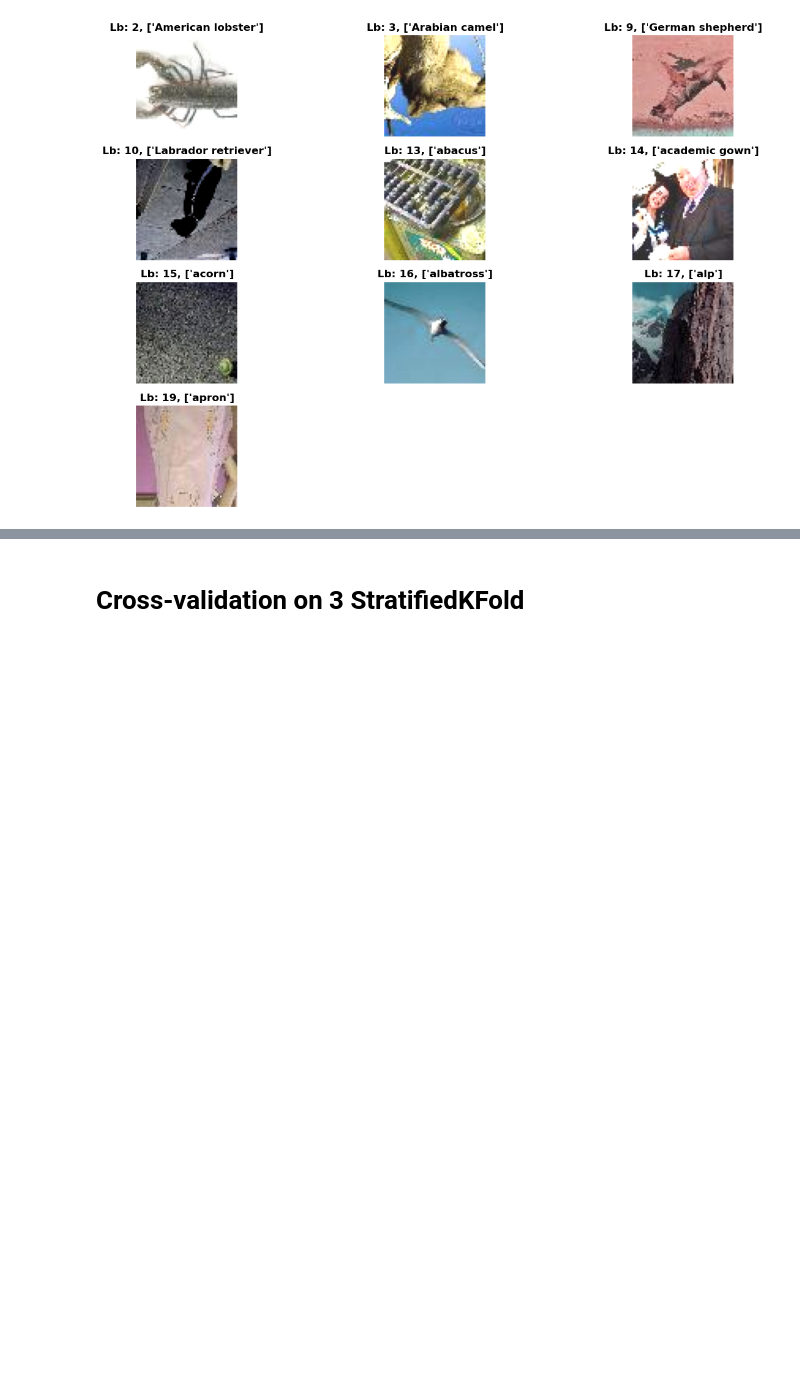
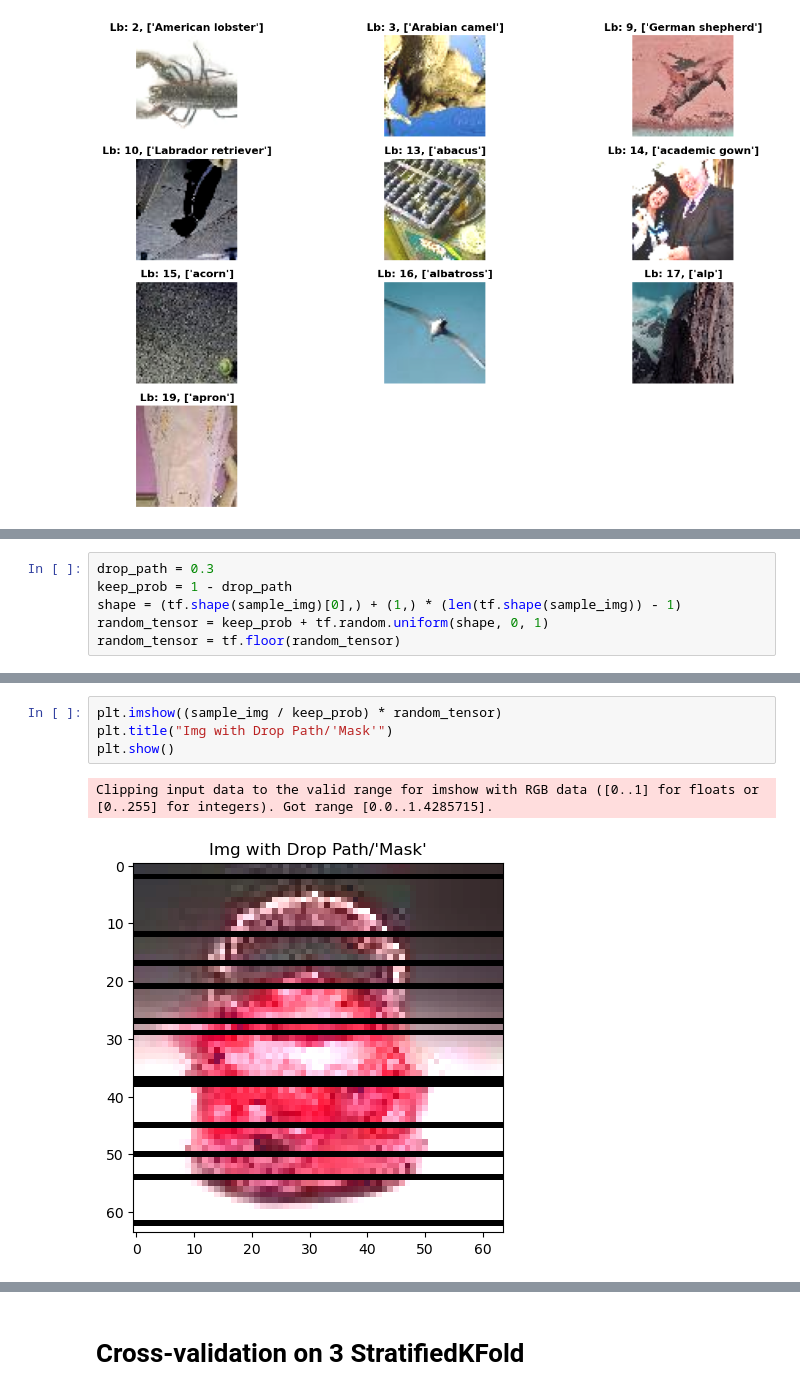
Before and after one commit to danieltar18/cnn-tensorflow, a Jupyter notebook: tiny_imagenet/tiny_imagenet_notebook.ipynb, the cells around one changed output, grey strips where cells are left out. Drawn from its saved outputs; the diff is of its cells as text; blank space fills up the shorter version.

```diff
--- a/tiny_imagenet/tiny_imagenet_notebook.ipynb
+++ b/tiny_imagenet/tiny_imagenet_notebook.ipynb
@@ -295,0 +194,6 @@ model = tf.keras.Sequential([
+# %%
+drop_path = 0.3
+keep_prob = 1 - drop_path
+shape = (tf.shape(sample_img)[0],) + (1,) * (len(tf.shape(sample_img)) - 1)
+random_tensor = keep_prob + tf.random.uniform(shape, 0, 1)
+random_tensor = tf.floor(random_tensor)
@@ -295,0 +206,7 @@ model = tf.keras.Sequential([
+# %%
+plt.imshow((sample_img / keep_prob) * random_tensor)
+plt.title("Img with Drop Path/'Mask'")
+plt.show()
+# %% [output]
+Clipping input data to the valid range for imshow with RGB data ([0..1] for floats or [0..255] for integers). Got range [0.0..1.4285715].
+[figure, added]
```
Also changed, not shown: parts of 24 cells of this notebook, 1 other file.
